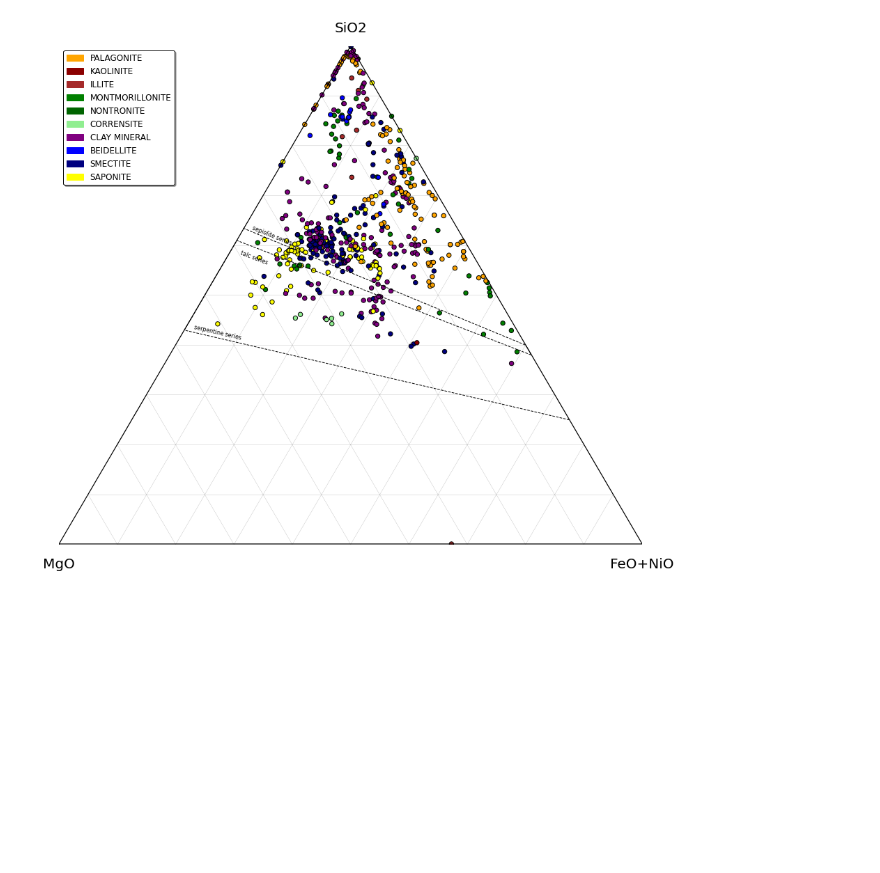
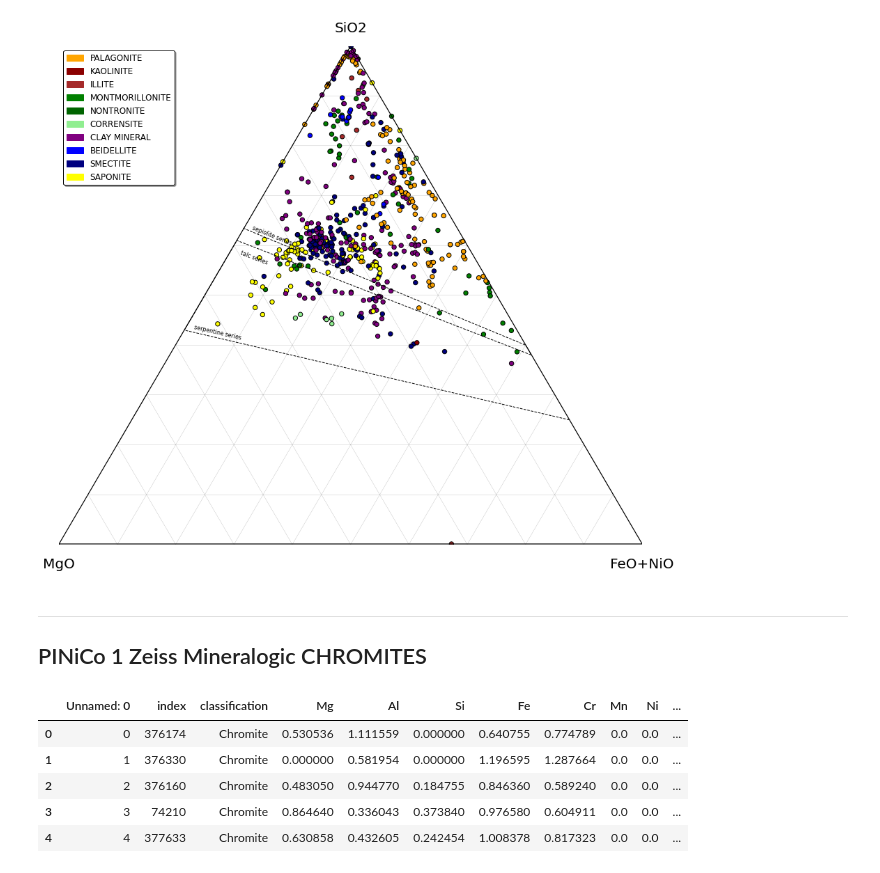
Before and after one commit to mattlamachado/Ternaryplot_Mineral_Classif, a Jupyter notebook: ternary_mineral_classif_1.2.ipynb, the cells around one changed output. Drawn from its saved outputs; the diff is of its cells as text; code cells hidden in the pictures; blank space fills up the shorter version.

```diff
--- a/ternary_mineral_classif_1.2.ipynb
+++ b/ternary_mineral_classif_1.2.ipynb
@@ -539,3 +527,17 @@ ternary_plot(clay['MGO'], clay['FEO'], clay['SIO2'],
 # %% [output]
 <Figure size 1080x948.267 with 0 Axes>
 [figure]
+# %% [markdown]
+---
+
+## PINiCo 1 Zeiss Mineralogic CHROMITES
+# %%
+chromites = pd.read_csv('C:\Repositories\Mineralogic_Exp_Data\chromite_500x350_APFU.csv')
+chromites.head()
+# %% [output]
+|  | Unnamed: 0 | index | classification | Mg | Al | Si | Fe | Cr | Mn | Ni | ... |
+| 0 | 0 | 376174 | Chromite | 0.530536 | 1.111559 | 0.000000 | 0.640755 | 0.774789 | 0.0 | 0.0 | ... |
+| 1 | 1 | 376330 | Chromite | 0.000000 | 0.581954 | 0.000000 | 1.196595 | 1.287664 | 0.0 | 0.0 | ... |
+| 2 | 2 | 376160 | Chromite | 0.483050 | 0.944770 | 0.184755 | 0.846360 | 0.589240 | 0.0 | 0.0 | ... |
+| 3 | 3 | 74210 | Chromite | 0.864640 | 0.336043 | 0.373840 | 0.976580 | 0.604911 | 0.0 | 0.0 | ... |
+| 4 | 4 | 377633 | Chromite | 0.630858 | 0.432605 | 0.242454 | 1.008378 | 0.817323 | 0.0 | 0.0 | ... |
```
Also changed, not shown: parts of 7 cells of this notebook.
